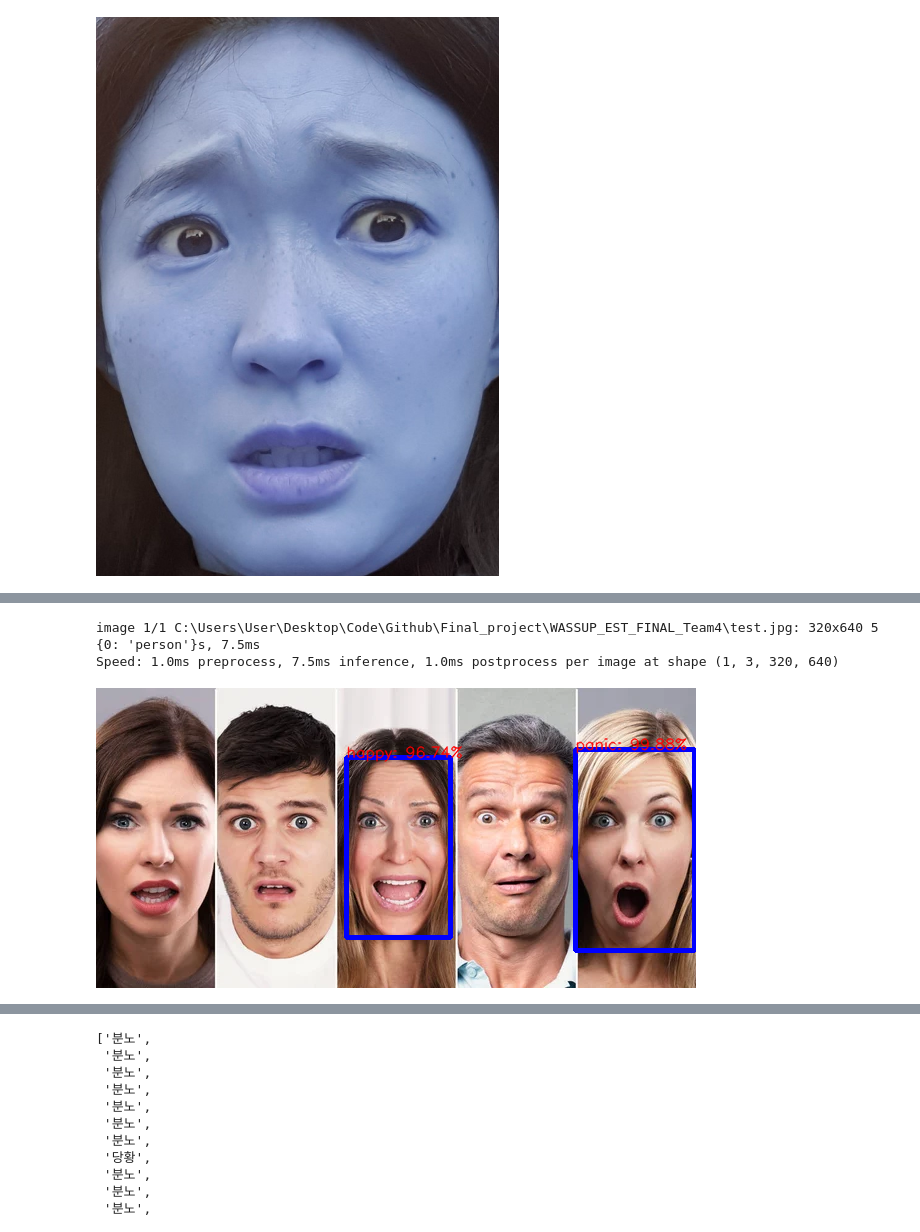
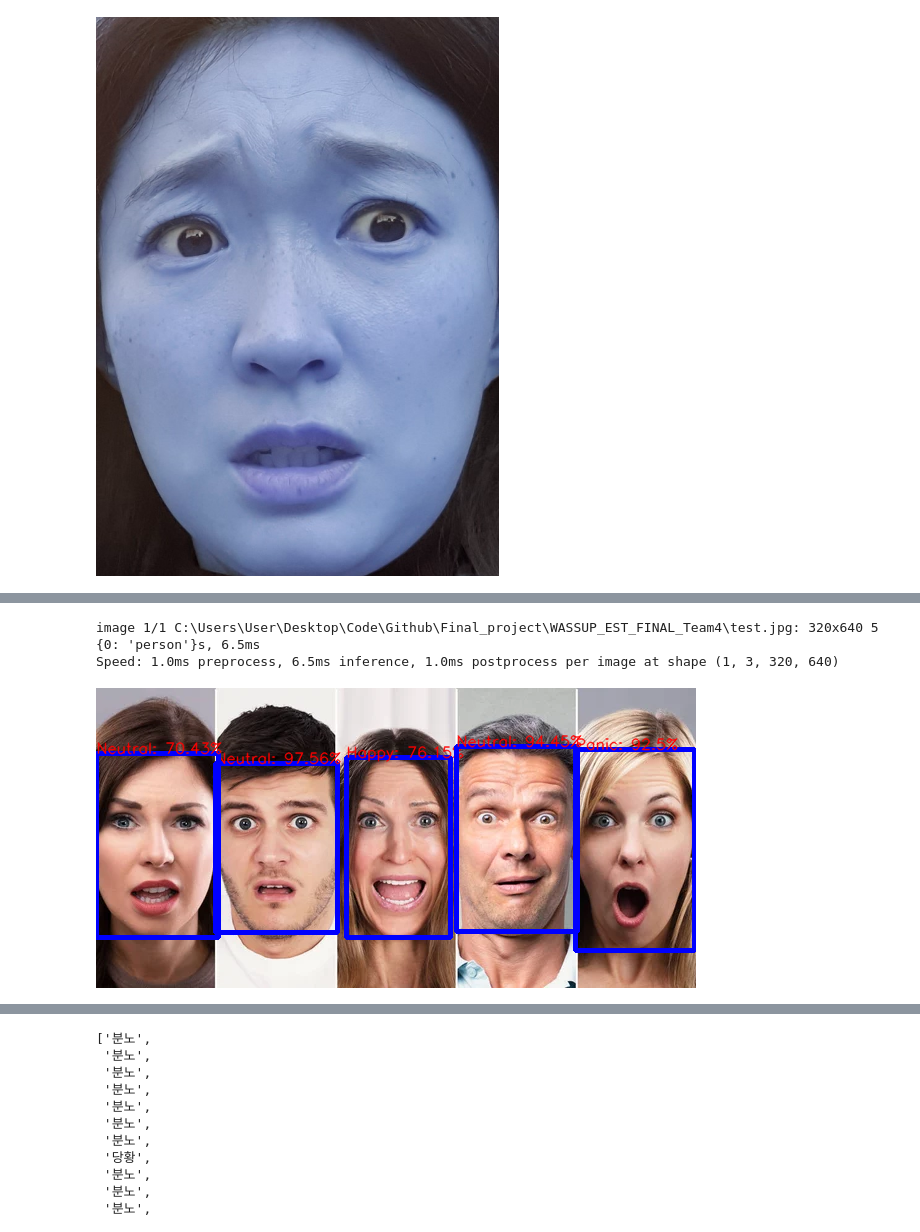
Before and after one commit to 2j0123/Customer-Service-and-Crime-Prevention-Manual, a Jupyter notebook: streamlit.ipynb, the cells around one changed output, grey strips where cells are left out. Cells and saved outputs as stored; diff of their text form; code cells hidden in the pictures.

Commit message:
commit new swin method

```diff
--- a/streamlit.ipynb
+++ b/streamlit.ipynb
@@ -308,45 +311,49 @@ model = YOLO(yolo_path)
 kr_to_en = { '분노'    : 'anger',
                     '기쁨'    : 'happy',
                     '당황'    : 'panic',
-                    '슬픔'    : 'sadness'
+                    '슬픔'    : 'sadness',
+                    '중립'    : 'neutral'
                     }
 
 if torch.cuda.is_available():
     res = model.track(img_path, conf = 0.5, persist = True, device = 'cuda' )
 else:
     res = model.track(img_path, conf = 0.5, persist = True)
 
 orig_img = res[0].orig_img
 # start_point , end_point = np.array_split(res[0].boxes.xyxy.cpu().numpy().tolist()[0],2)
 # roi = np.array(test_img[0])[int(start_point[1]):int(end_point[1]), int(start_point[0]):int(end_point[0])]
-swin_path = r'C:\Users\User\Desktop\Code\Github\Final_project\swinv2-tiny-patch4-window8-256-finetuned-eurosat\checkpoint-2516'
+# swin_path = r'C:\Users\User\Desktop\Code\Github\Final_project\swinv2-tiny-patch4-window8-256-finetuned-eurosat\checkpoint-2516'
+swin_path = r'C:\Users\User\Desktop\Code\Github\Final_project\swinv2-tiny-patch4-window8-256-finetuned-5emotions\checkpoint-6768'
+
 pipe = pipeline("image-classification", swin_path)
 
 all_boxes = res[0].boxes.xyxy.cpu().numpy().tolist()
-for box in all_boxes[:2]:
+for box in all_boxes[:10]:
     roi = orig_img[int(box[1]):int(box[3]), int(box[0]):int(box[2])]
     # Process ROI with Swin model...
     results = next(iter(pipe(Image.fromarray(roi))))
-    results_str = kr_to_en[results['label']] + ": " + str(round(results['score']*100, 2)) + '%'
+    # results_str = kr_to_en[results['label']] + ": " + str(round(results['score']*100, 2)) + '%'
+    results_str = results['label'] + ": " + str(round(results['score']*100, 2)) + '%'
 
     #cv2 로 박스랑 글자 생성
     font = cv2.FONT_HERSHEY_SIMPLEX
     blue  = (255, 0, 0)
     red = (0, 0, 255)
 
     cv2.rectangle(orig_img, (int(box[0]), int(box[1])),
                 (int(box[2]), int(box[3])), blue, 3)
 
     cv2.putText(orig_img, results_str, (int(box[0]), int(box[1])) , font, 0.5, red, 1, cv2.LINE_AA)
 
 orig_img = cv2.cvtColor(orig_img, cv2.COLOR_BGR2RGB)
 Image.fromarray(orig_img)
 # print(start_point)
 # roi
 # %% [output]
-image 1/1 C:\Users\User\Desktop\Code\Github\Final_project\WASSUP_EST_FINAL_Team4\test.jpg: 320x640 5 {0: 'person'}s, 7.5ms
-Speed: 1.0ms preprocess, 7.5ms inference, 1.0ms postprocess per image at shape (1, 3, 320, 640)
+image 1/1 C:\Users\User\Desktop\Code\Github\Final_project\WASSUP_EST_FINAL_Team4\test.jpg: 320x640 5 {0: 'person'}s, 6.5ms
+Speed: 1.0ms preprocess, 6.5ms inference, 1.0ms postprocess per image at shape (1, 3, 320, 640)
-[figure, old version]
+[figure, new version]
 # %%
 from ultralytics import YOLO
 import torch
```
Also changed, not shown: parts of 3 cells of this notebook, 5 other files.
